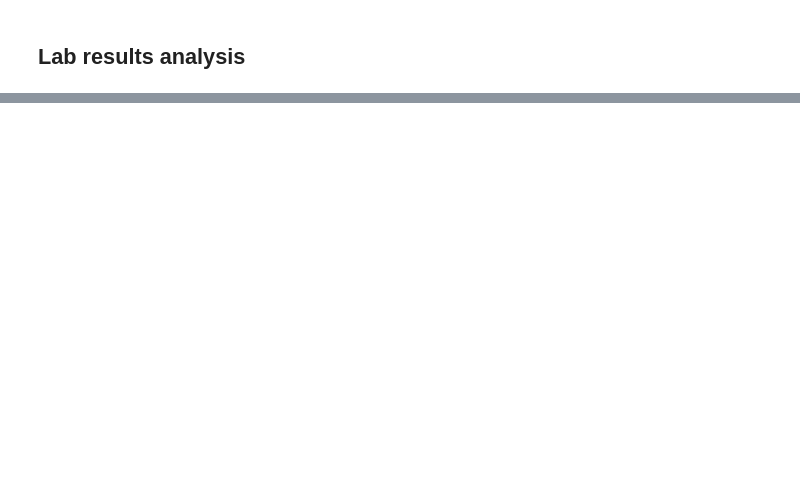
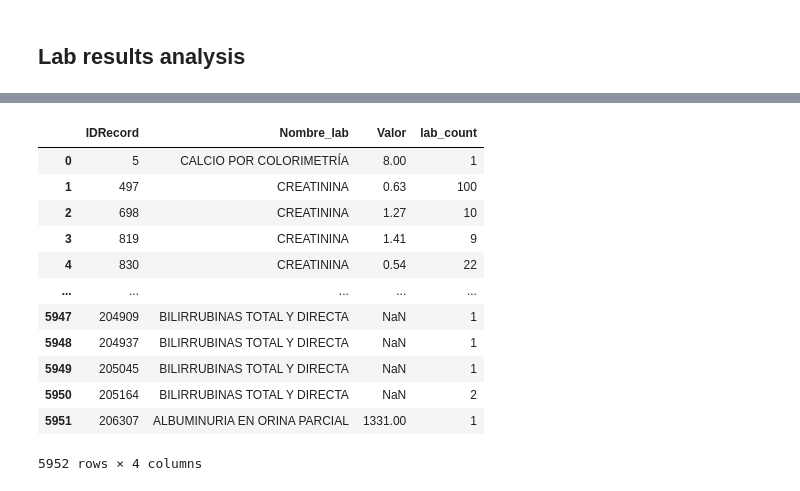
Before and after one commit to JuanGomez12/DataScience4AllProject, a Jupyter notebook: scripts/deep_EDA.ipynb, the cells around one changed output, grey strips where cells are left out. Cells and saved outputs as stored; diff of their text form; code cells hidden in the pictures; blank space fills up the shorter version.

```diff
--- a/scripts/deep_EDA.ipynb
+++ b/scripts/deep_EDA.ipynb
@@ -395,0 +428,20 @@ merged_labs[merged_labs.Codigo > 1]
+# %%
+import numpy as np
+merged_labs_agg = merged_labs.aggregate({'Valor':np.nanmean, 'Nombre_lab':'count'})
+merged_labs_agg = merged_labs_agg.rename(columns={'Nombre_lab':'lab_count'}).reset_index()
+
+merged_labs_agg.merge(merged_labs_agg.loc[merged_labs_agg.groupby('IDRecord').lab_count.idxmax(), ['IDRecord', 'Nombre_lab']])
+# %% [output]
+|  | IDRecord | Nombre_lab | Valor | lab_count |
+| 0 | 5 | CALCIO POR COLORIMETRÍA | 8.00 | 1 |
+| 1 | 497 | CREATININA | 0.63 | 100 |
+| 2 | 698 | CREATININA | 1.27 | 10 |
+| 3 | 819 | CREATININA | 1.41 | 9 |
+| 4 | 830 | CREATININA | 0.54 | 22 |
+| ... | ... | ... | ... | ... |
+| 5947 | 204909 | BILIRRUBINAS TOTAL Y DIRECTA | NaN | 1 |
+| 5948 | 204937 | BILIRRUBINAS TOTAL Y DIRECTA | NaN | 1 |
+| 5949 | 205045 | BILIRRUBINAS TOTAL Y DIRECTA | NaN | 1 |
+| 5950 | 205164 | BILIRRUBINAS TOTAL Y DIRECTA | NaN | 2 |
+| 5951 | 206307 | ALBUMINURIA EN ORINA PARCIAL | 1331.00 | 1 |
+5952 rows × 4 columns
```
Also changed, not shown: parts of 16 cells of this notebook.
